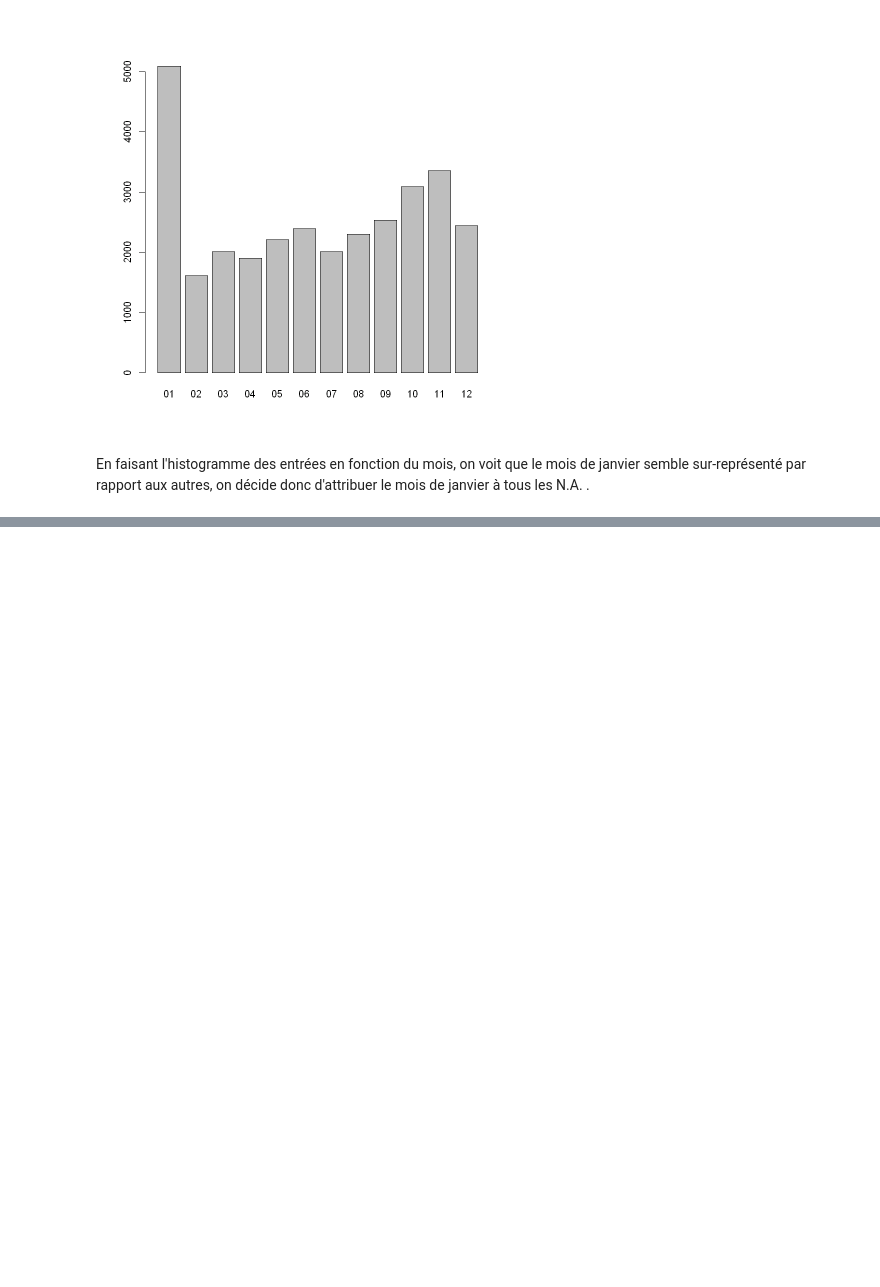
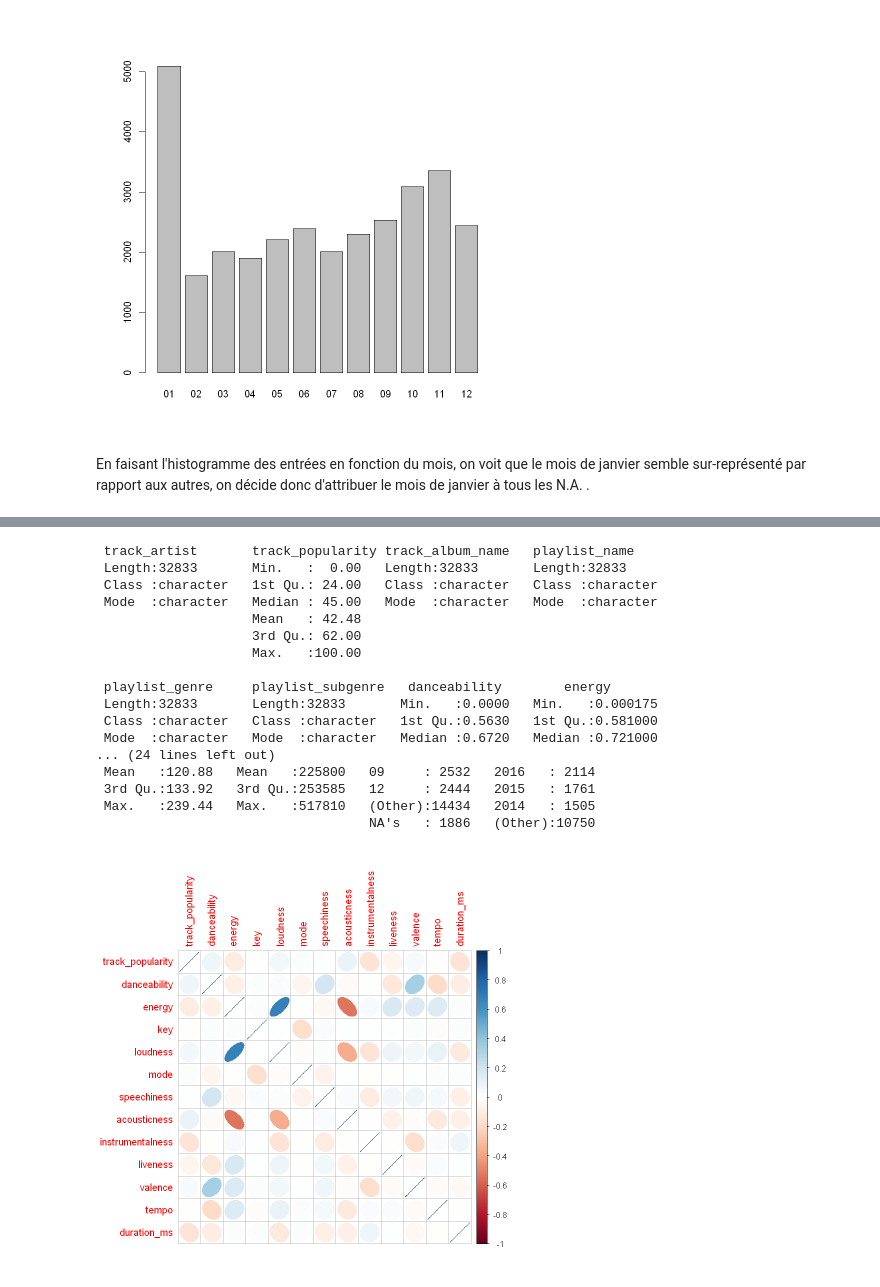
Before and after one commit to P-Point-all/Data_Science_Spotify, a Jupyter notebook: Data_Spotify_R.ipynb, the cells around one changed output, grey strips where cells are left out. Saved outputs shown, nothing was run; the diff lists cells and outputs as text; code cells hidden in the pictures; blank space fills up the shorter version.

```diff
--- a/Data_Spotify_R.ipynb
+++ b/Data_Spotify_R.ipynb
@@ -134,5 +182,32 @@ barplot(table(song$year))
 #install.packages("moder")
 library(moder)
 #which(is.na(song$month), arr.ind=TRUE)
-mode <- mode_first(song$year)
+mode <- mode_first(song$year, na.rm = TRUE)
 song$year[which(is.na(song$year), arr.ind = TRUE)] = mode
+# %%
+library(ggplot2)
+library(GGally)
+library(corrplot)
+summary(song)
+song_num <- song[,c(2,7:18)]
+corrplot(cor(song_num), method = "ellipse")
+#ggpairs(song, columns = c(2, 5, 7, 8, 9, 10, 11, 12,13,14,15,16,17,18,19), columnLabels = c("track_popularity", "playlist_genre", "danceability", "energy", "key", "loudness", "mode", "speechiness", "acousticness", "instrumentalness", "liveness", "valence", "tempo", "duration_ms", "month"))
+# %% [output]
+ track_artist       track_popularity track_album_name   playlist_name
+ Length:32833       Min.   :  0.00   Length:32833       Length:32833
+ Class :character   1st Qu.: 24.00   Class :character   Class :character
+ Mode  :character   Median : 45.00   Mode  :character   Mode  :character
+                    Mean   : 42.48
+                    3rd Qu.: 62.00
+                    Max.   :100.00
+
+ playlist_genre     playlist_subgenre   danceability        energy
+ Length:32833       Length:32833       Min.   :0.0000   Min.   :0.000175
+ Class :character   Class :character   1st Qu.:0.5630   1st Qu.:0.581000
+ Mode  :character   Mode  :character   Median :0.6720   Median :0.721000
+... (24 lines left out)
+ Mean   :120.88   Mean   :225800   09     : 2532   2016   : 2114
+ 3rd Qu.:133.92   3rd Qu.:253585   12     : 2444   2015   : 1761
+ Max.   :239.44   Max.   :517810   (Other):14434   2014   : 1505
+                                   NA's   : 1886   (Other):10750
+[figure, added]
```
Also changed, not shown: parts of 15 cells of this notebook.
